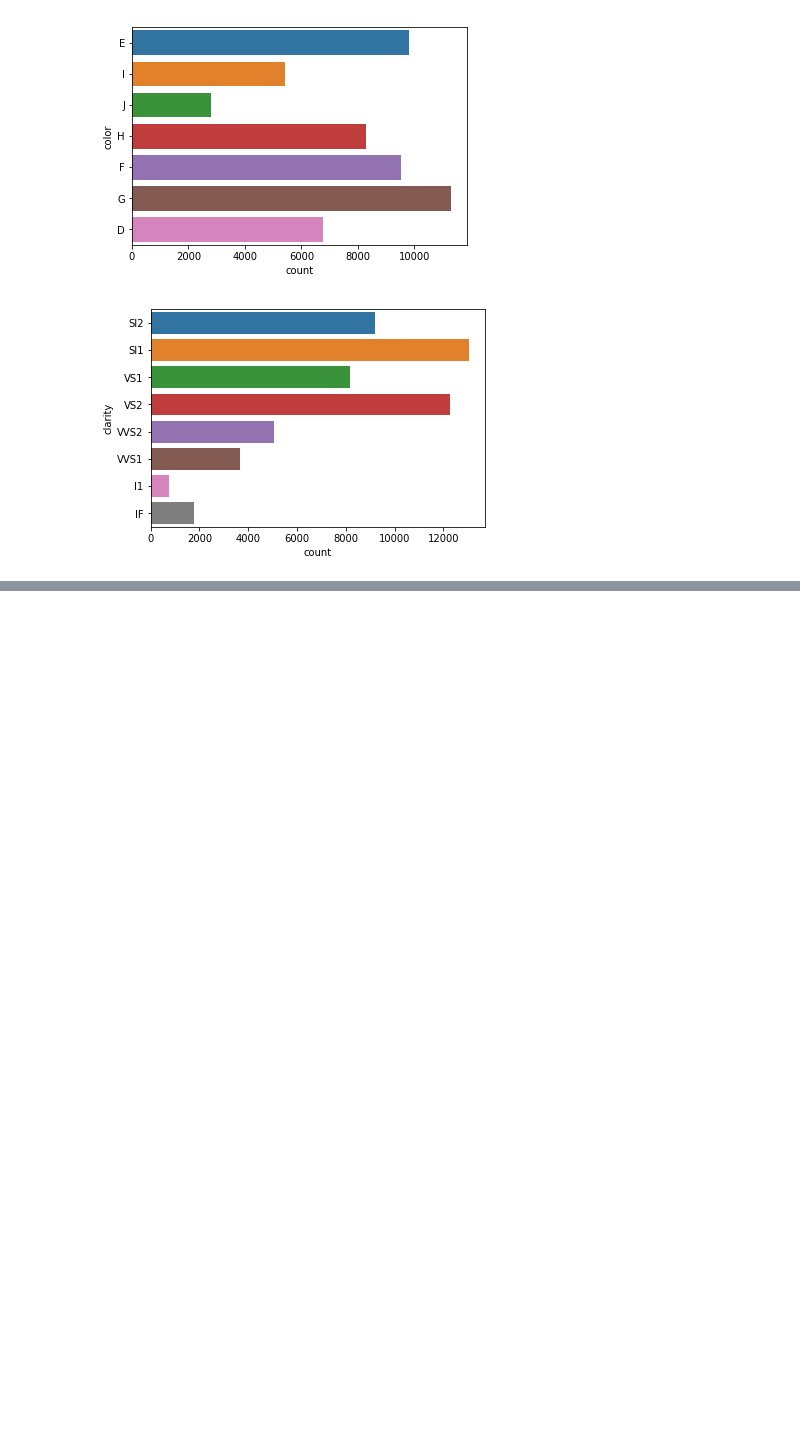
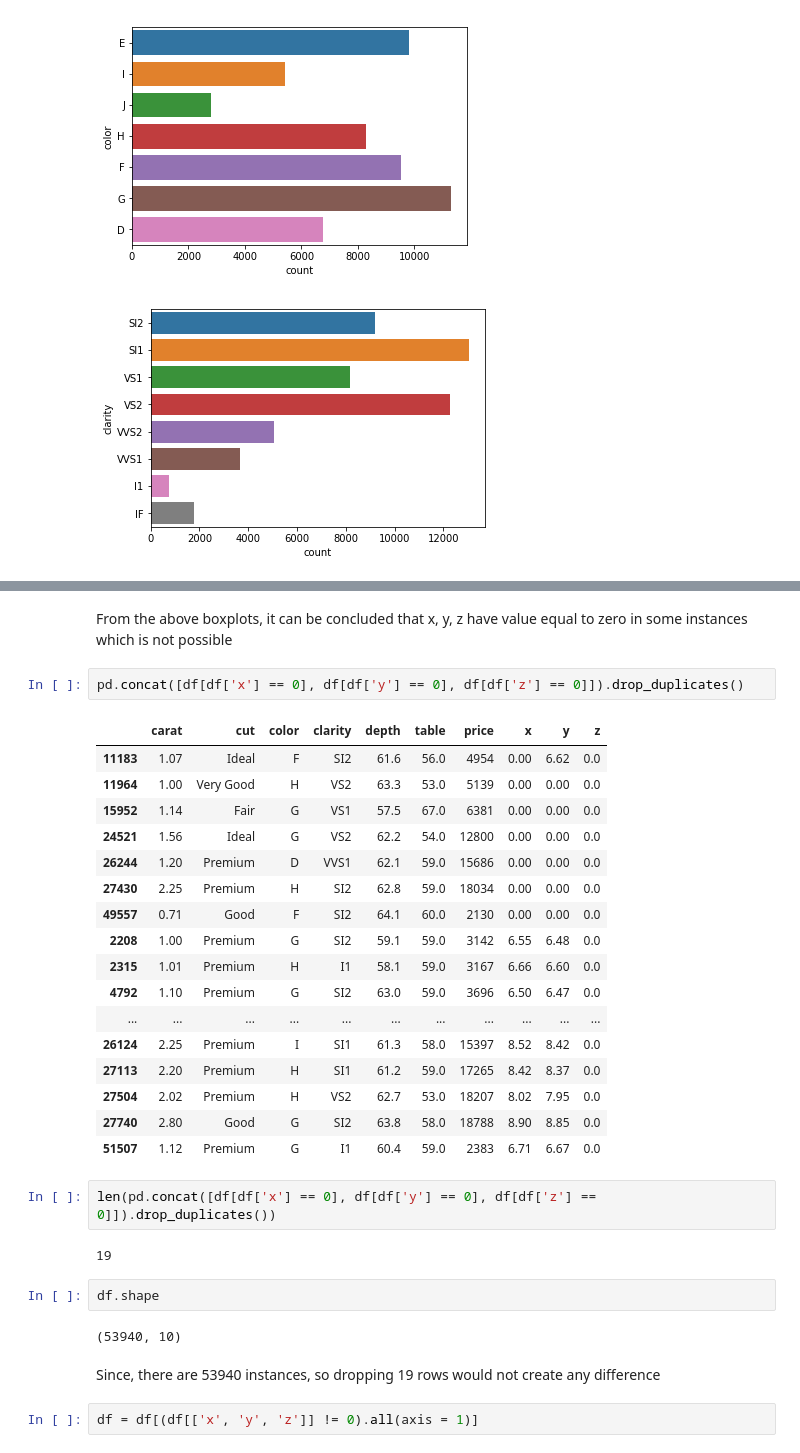
Before and after one commit to RM-RITIK/diamond_regression_problem, a Jupyter notebook: Diamonds.ipynb, the cells around one changed output, grey strips where cells are left out. Cells and saved outputs as stored; diff of their text form; blank space fills up the shorter version.

```diff
--- a/Diamonds.ipynb
+++ b/Diamonds.ipynb
@@ -80,0 +99,34 @@ for feature in df.dtypes[df.dtypes == object].index:
+# %% [markdown]
+From the above boxplots, it can be concluded that x, y, z have value equal to zero in some instances which is not possible
+# %%
+pd.concat([df[df['x'] == 0], df[df['y'] == 0], df[df['z'] == 0]]).drop_duplicates()
+# %% [output]
+|  | carat | cut | color | clarity | depth | table | price | x | y | z |
+| 11183 | 1.07 | Ideal | F | SI2 | 61.6 | 56.0 | 4954 | 0.00 | 6.62 | 0.0 |
+| 11964 | 1.00 | Very Good | H | VS2 | 63.3 | 53.0 | 5139 | 0.00 | 0.00 | 0.0 |
+| 15952 | 1.14 | Fair | G | VS1 | 57.5 | 67.0 | 6381 | 0.00 | 0.00 | 0.0 |
+| 24521 | 1.56 | Ideal | G | VS2 | 62.2 | 54.0 | 12800 | 0.00 | 0.00 | 0.0 |
+| 26244 | 1.20 | Premium | D | VVS1 | 62.1 | 59.0 | 15686 | 0.00 | 0.00 | 0.0 |
+| 27430 | 2.25 | Premium | H | SI2 | 62.8 | 59.0 | 18034 | 0.00 | 0.00 | 0.0 |
+| 49557 | 0.71 | Good | F | SI2 | 64.1 | 60.0 | 2130 | 0.00 | 0.00 | 0.0 |
+| 2208 | 1.00 | Premium | G | SI2 | 59.1 | 59.0 | 3142 | 6.55 | 6.48 | 0.0 |
+| 2315 | 1.01 | Premium | H | I1 | 58.1 | 59.0 | 3167 | 6.66 | 6.60 | 0.0 |
+| 4792 | 1.10 | Premium | G | SI2 | 63.0 | 59.0 | 3696 | 6.50 | 6.47 | 0.0 |
+| ... | ... | ... | ... | ... | ... | ... | ... | ... | ... | ... |
+| 26124 | 2.25 | Premium | I | SI1 | 61.3 | 58.0 | 15397 | 8.52 | 8.42 | 0.0 |
+| 27113 | 2.20 | Premium | H | SI1 | 61.2 | 59.0 | 17265 | 8.42 | 8.37 | 0.0 |
+| 27504 | 2.02 | Premium | H | VS2 | 62.7 | 53.0 | 18207 | 8.02 | 7.95 | 0.0 |
+| 27740 | 2.80 | Good | G | SI2 | 63.8 | 58.0 | 18788 | 8.90 | 8.85 | 0.0 |
+| 51507 | 1.12 | Premium | G | I1 | 60.4 | 59.0 | 2383 | 6.71 | 6.67 | 0.0 |
+# %%
+len(pd.concat([df[df['x'] == 0], df[df['y'] == 0], df[df['z'] == 0]]).drop_duplicates())
+# %% [output]
+19
+# %%
+df.shape
+# %% [output]
+(53940, 10)
+# %% [markdown]
+Since, there are 53940 instances, so dropping 19 rows would not create any difference
+# %%
+df = df[(df[['x', 'y', 'z']] != 0).all(axis = 1)]
```
Also changed, not shown: parts of 5 cells of this notebook, 1 other file.
